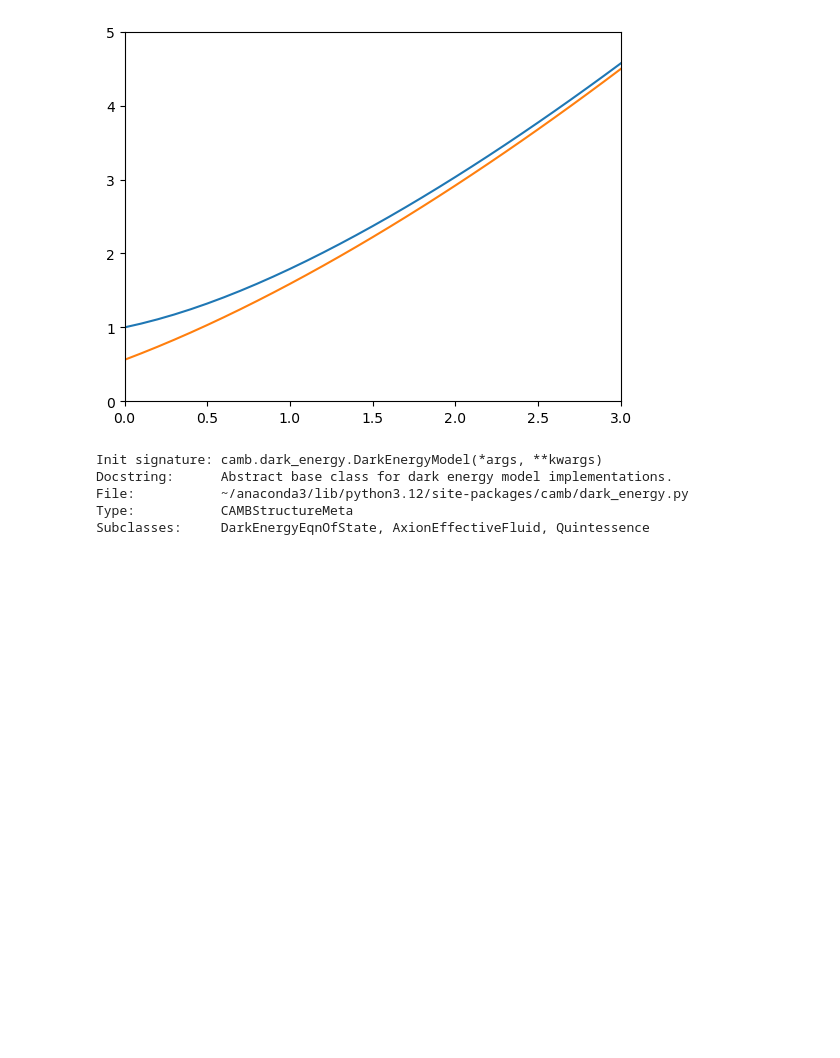
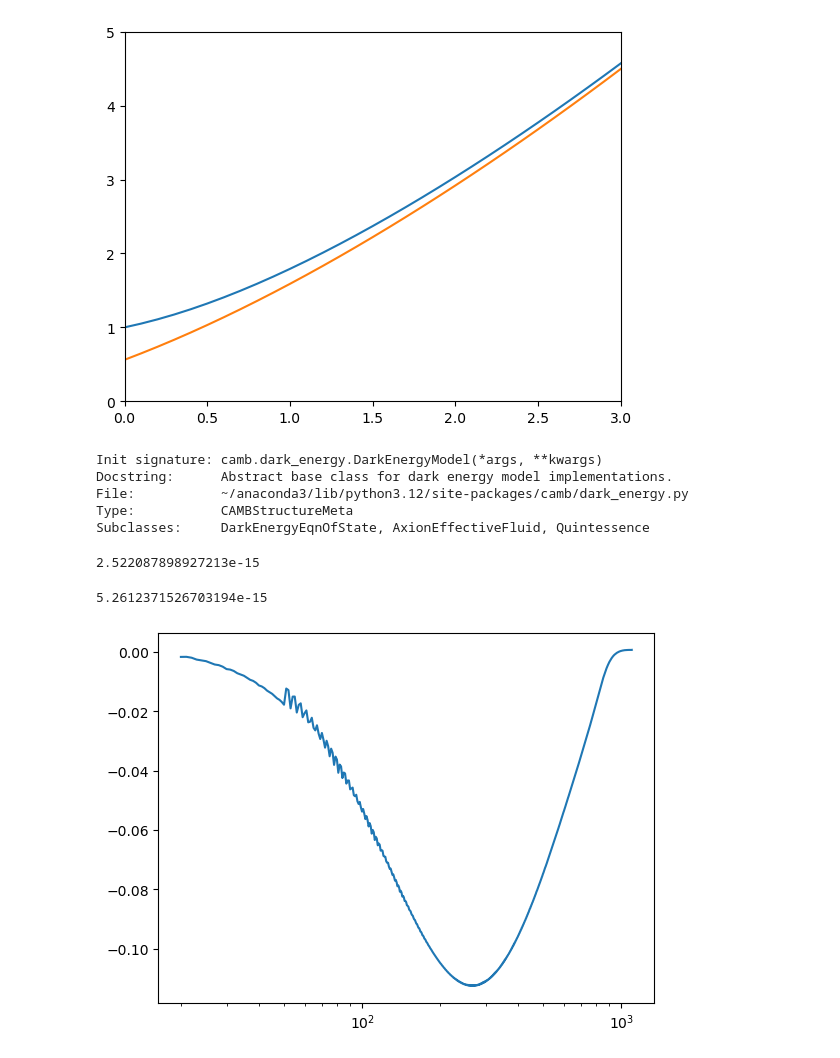
Before and after one commit to daba9359/LuCEE-Night_Simulation, a Jupyter notebook: LuCEE-Night_Simulation.ipynb, the cells around one changed output. Drawn from its saved outputs; the diff is of its cells as text; code cells hidden in the pictures; blank space fills up the shorter version.

```diff
--- a/LuCEE-Night_Simulation.ipynb
+++ b/LuCEE-Night_Simulation.ipynb
@@ -716,0 +773,18 @@ Subclasses:     DarkEnergyEqnOfState, AxionEffectiveFluid, Quintessence
+# %%
+My_Tk[1](200)
+CosmoRec_Tk(200)
+H = lambda z: (H0*3.24078e-20)*(1+z)*np.sqrt(omR0*(1+z)**2+omM0*(1+z)+omK0+(omL0/((1+z)**2)))
+2*H(100)
+# %% [output]
+2.522087898927213e-15
+# %%
+t_c = lambda z: 1.172e8*((1+z)/10)**(-4) * 3.154e7 #[seconds] timescale of compton scattering
+z = 20
+(T_gamma0*(1+z-)/t_c(z)
+# %% [output]
+5.2612371526703194e-15
+# %%
+plt.plot(z_array,CosmoRec_Tk(z_array)-My_Tk[1](z_array))
+plt.xscale("log")
+# %% [output]
+[figure, added]
```
Also changed, not shown: parts of 29 cells of this notebook.
